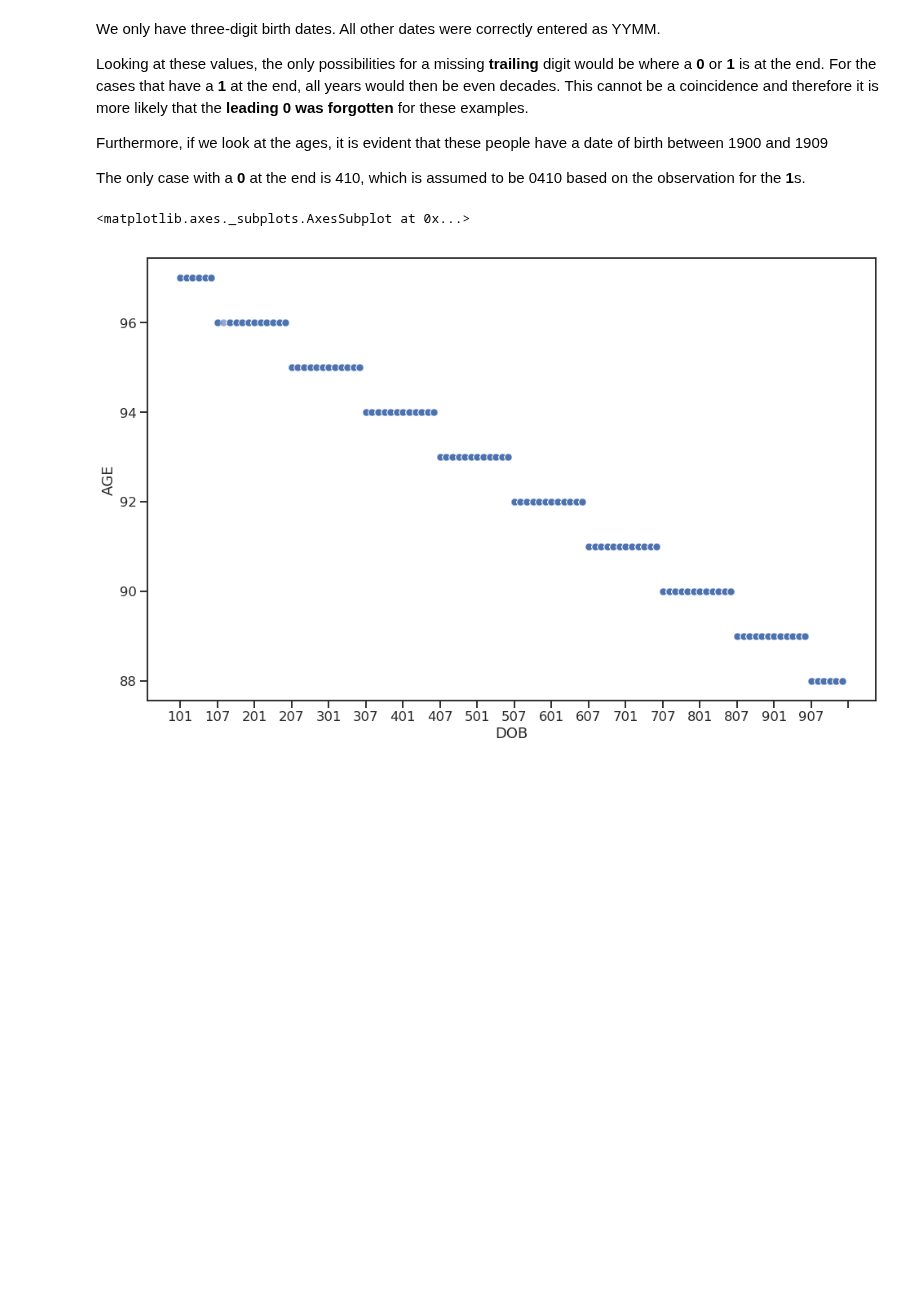
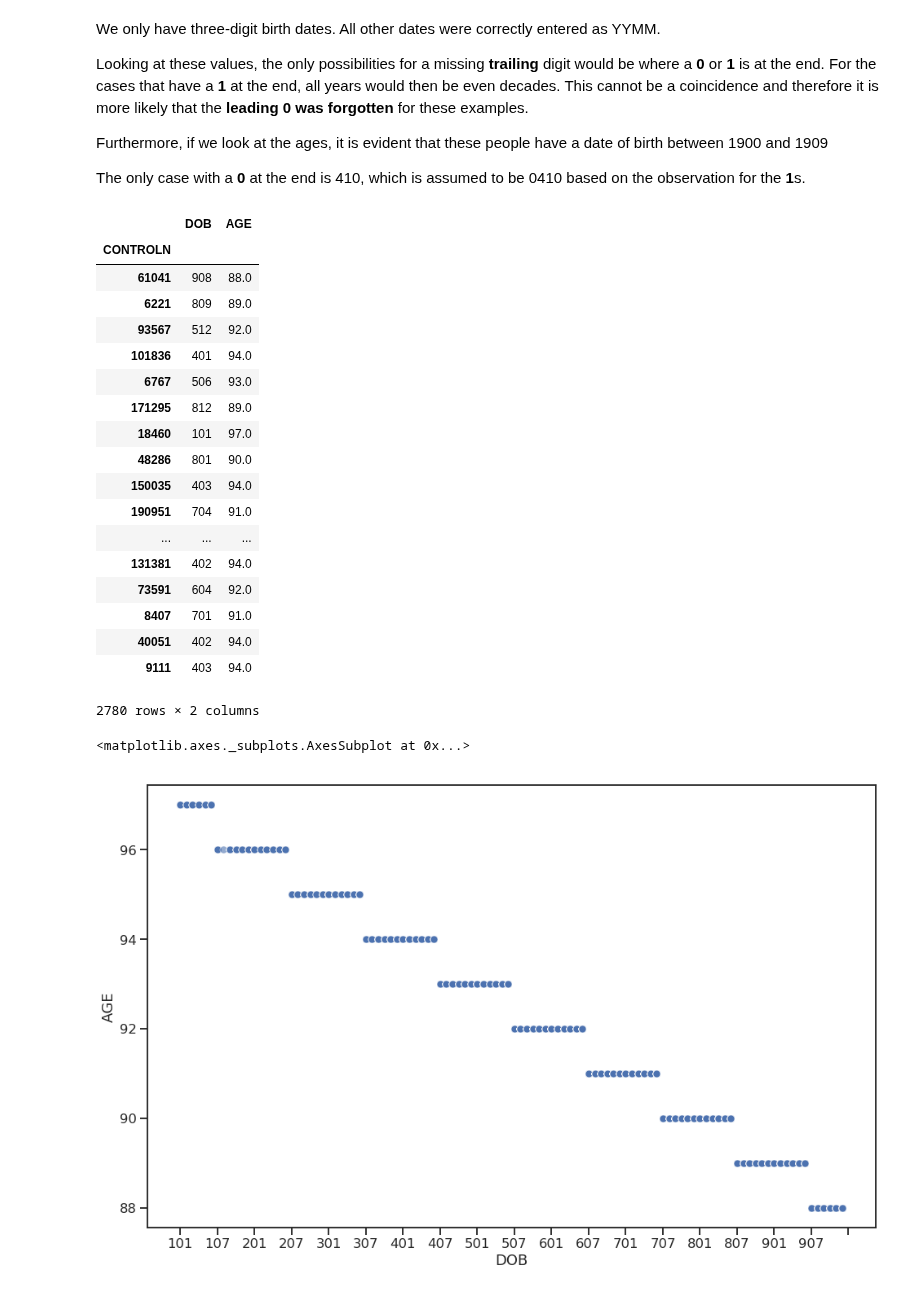
Before and after one commit to datarian/master-thesis-msc-statistics, a Jupyter notebook: code/notebooks/1_Preprocessing.ipynb, the cells around one changed output. Cells and saved outputs as stored; diff of their text form; code cells hidden in the pictures; blank space fills up the shorter version.

```diff
--- a/code/notebooks/1_Preprocessing.ipynb
+++ b/code/notebooks/1_Preprocessing.ipynb
@@ -183,7 +195,7 @@ learning_raw[objects].describe().transpose()
 # %% [markdown]
 ### Dates
 # %%
-dates = learning_raw[dh.DATE_FEATURES]
+dates = learning_raw["data"][dh.DATE_FEATURES]
 dates.describe().transpose()
 # %% [output]
 |  | count | unique | top | freq |
@@ -250,9 +265,3 @@ A value is trying to be set on a copy of a slice from a DataFrame
 
 See the caveats in the documentation: http://pandas.pydata.org/pandas-docs/stable/indexing.html#indexing-view-versus-copy
   exec(code_obj, self.user_global_ns, self.user_ns)
-# %%
-for f in dh.DATE_FEATURES:
-    s = dates.loc[:,f]
-    if len(s.loc[s.str.len() == 3].values) > 0:
-        indices = s.loc[s.str.len() == 3].index
-        df = learning_raw.loc[indices, [f,"AGE"]]
@@ -264,6 +275,33 @@ Looking at these values, the only possibilities for a missing **trailing** digit
 Furthermore, if we look at the ages, it is evident that these people have a date of birth between 1900 and 1909
 
 The only case with a **0** at the end is 410, which is assumed to be 0410 based on the observation for the **1**s.
+# %%
+for f in dh.DATE_FEATURES:
+    s = dates.loc[:,f]
+    if len(s.loc[s.str.len() == 3].values) > 0:
+        indices = s.loc[s.str.len() == 3].index
+        df = learning_raw["data"].loc[indices, [f,"AGE"]]
+df
+# %% [output]
+|  | DOB | AGE |
+| CONTROLN |  |  |
+| 61041 | 908 | 88.0 |
+| 6221 | 809 | 89.0 |
+| 93567 | 512 | 92.0 |
+| 101836 | 401 | 94.0 |
+| 6767 | 506 | 93.0 |
+| 171295 | 812 | 89.0 |
+| 18460 | 101 | 97.0 |
+| 48286 | 801 | 90.0 |
+| 150035 | 403 | 94.0 |
+| 190951 | 704 | 91.0 |
+| ... | ... | ... |
+| 131381 | 402 | 94.0 |
+| 73591 | 604 | 92.0 |
+| 8407 | 701 | 91.0 |
+| 40051 | 402 | 94.0 |
+| 9111 | 403 | 94.0 |
+2780 rows × 2 columns
 # %%
 sns.set_context("talk")
 plt.rcParams['figure.figsize'] = (16, 10)
```
Also changed, not shown: parts of 52 cells of this notebook.
